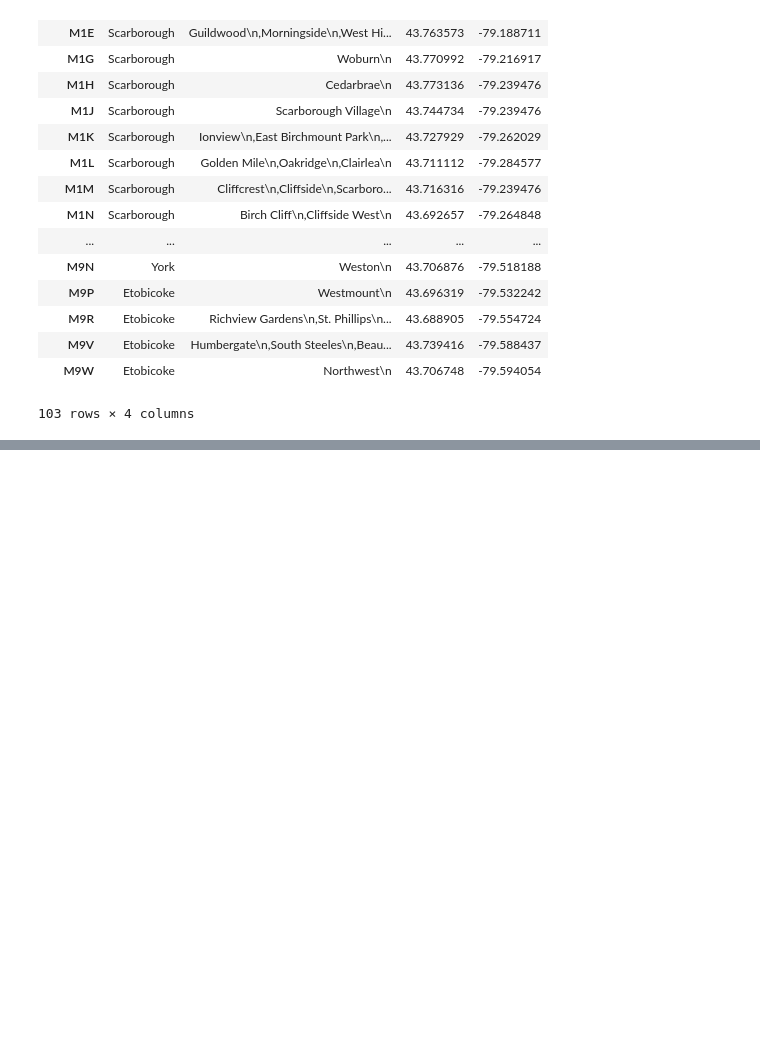
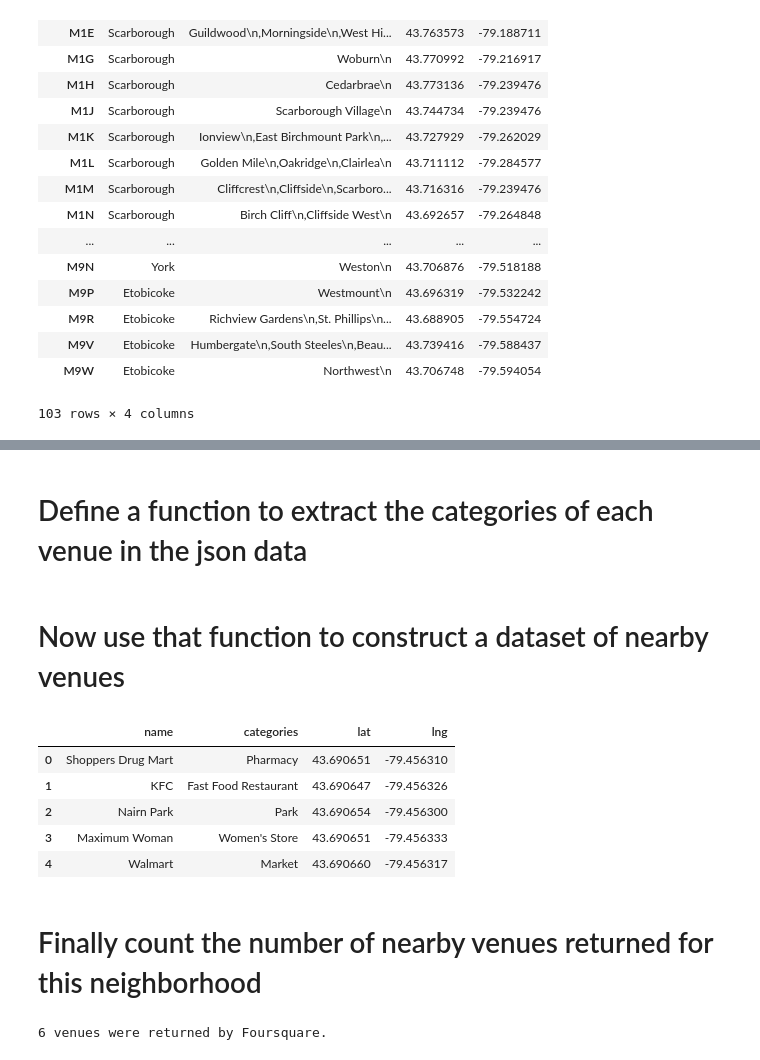
Before and after one commit to gmcookie/Coursera_Capstone, a Jupyter notebook: Toronto Capstone .ipynb, the cells around one changed output, grey strips where cells are left out. Drawn from its saved outputs; the diff is of its cells as text; code cells hidden in the pictures; blank space fills up the shorter version.

```diff
--- a/Toronto Capstone .ipynb
+++ b/Toronto Capstone .ipynb
@@ -168,0 +320,5 @@ df
+# %%
+radius = 500
+LIMIT = 100
+
+url = 'https://api.foursquare.com/v2/venues/explore?client_id={}&client_secret={}&ll={},{}&v={}&radius={}&limit={}'.format(CLIENT_ID, CLIENT_SECRET, neighborhood_latitude, neighborhood_longitude, VERSION, radius, LIMIT)
@@ -168,0 +327,3 @@ df
+# %%
+results = requests.get(url).json()
+results
@@ -168,0 +348,45 @@ df
+# %% [markdown]
+# Define a function to extract the categories of each venue in the json data
+# %%
+# function that extracts the category of the venue
+def get_category_type(row):
+    try:
+        categories_list = row['categories']
+    except:
+        categories_list = row['venue.categories']
+
+    if len(categories_list) == 0:
+        return None
+    else:
+        return categories_list[0]['name']
+# %% [markdown]
+# Now use that function to construct a dataset of nearby venues
+# %%
+venues = results['response']['groups'][0]['items']
+
+nearby_venues = json_normalize(venues) # flatten JSON
+
+# filter columns
+filtered_columns = ['venue.name', 'venue.categories', 'venue.location.lat', 'venue.location.lng']
+nearby_venues =nearby_venues.loc[:, filtered_columns]
+
+# filter the category for each row
+nearby_venues['venue.categories'] = nearby_venues.apply(get_category_type, axis=1)
+
+# clean columns
+nearby_venues.columns = [col.split(".")[-1] for col in nearby_venues.columns]
+
+nearby_venues.head()
+# %% [output]
+|  | name | categories | lat | lng |
+| 0 | Shoppers Drug Mart | Pharmacy | 43.690651 | -79.456310 |
+| 1 | KFC | Fast Food Restaurant | 43.690647 | -79.456326 |
+| 2 | Nairn Park | Park | 43.690654 | -79.456300 |
+| 3 | Maximum Woman | Women's Store | 43.690651 | -79.456333 |
+| 4 | Walmart | Market | 43.690660 | -79.456317 |
+# %% [markdown]
+# Finally count the number of nearby venues returned for this neighborhood
+# %%
+print('{} venues were returned by Foursquare.'.format(nearby_venues.shape[0]))
+# %% [output]
+6 venues were returned by Foursquare.
```
Also changed, not shown: parts of 19 cells of this notebook.
